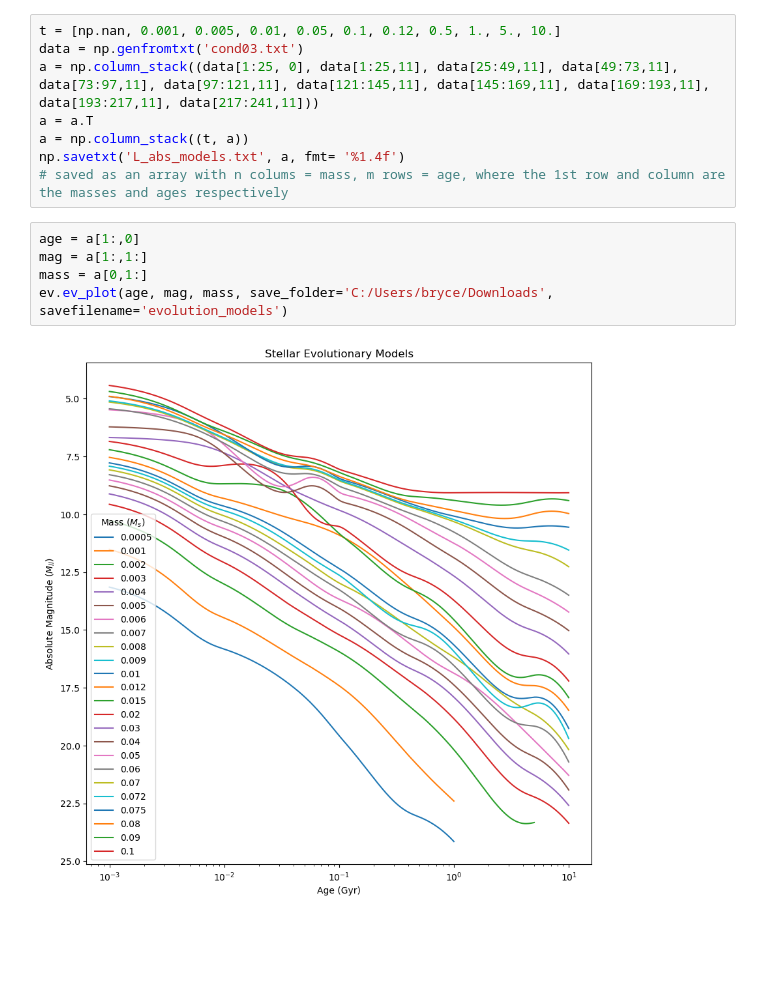
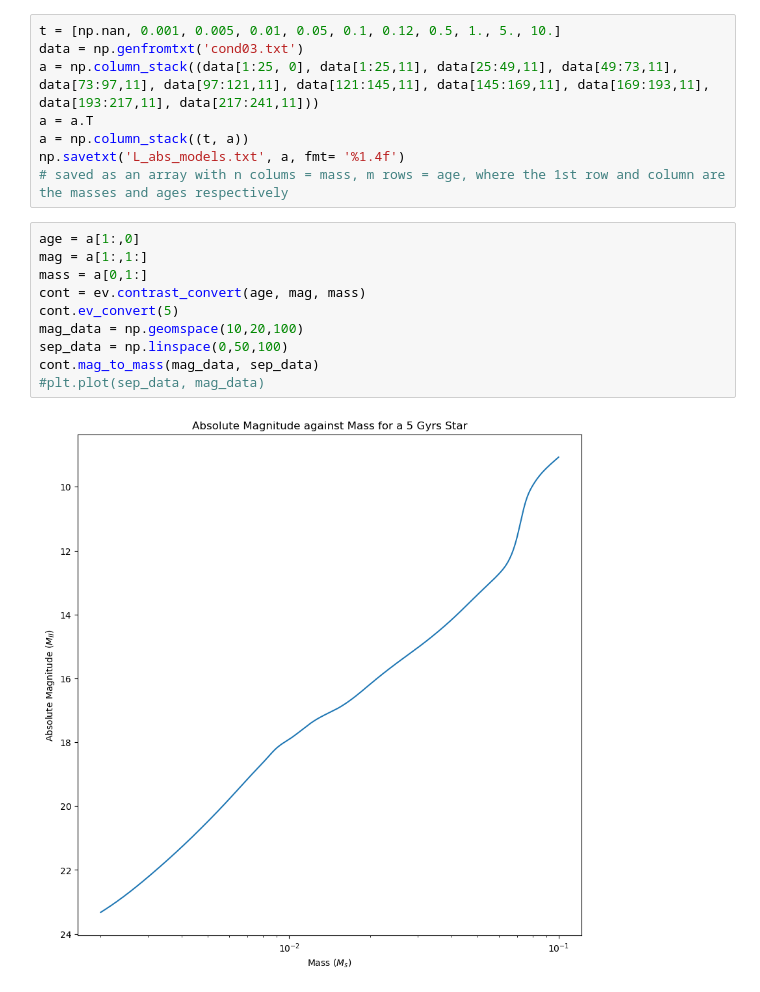
Before and after one commit to BryceDixon/High_Contrast_Imaging, a Jupyter notebook: contrast_curve_converter.ipynb, the cells around one changed output. Saved outputs shown, nothing was run; the diff lists cells and outputs as text; blank space fills up the shorter version.

Commit message:
added functions to convert contrast curves

```diff
--- a/contrast_curve_converter.ipynb
+++ b/contrast_curve_converter.ipynb
@@ -12,7 +13,12 @@ np.savetxt('L_abs_models.txt', a, fmt= '%1.4f')
 # %%
 age = a[1:,0]
 mag = a[1:,1:]
 mass = a[0,1:]
-ev.ev_plot(age, mag, mass, save_folder='C:/Users/bryce/Downloads', savefilename='evolution_models')
+cont = ev.contrast_convert(age, mag, mass)
+cont.ev_convert(5)
+mag_data = np.geomspace(10,20,100)
+sep_data = np.linspace(0,50,100)
+cont.mag_to_mass(mag_data, sep_data)
+#plt.plot(sep_data, mag_data)
 # %% [output]
-[figure, old version]
+[figure, new version]
```
Also changed, not shown: parts of 4 cells of this notebook, 1 other file.
